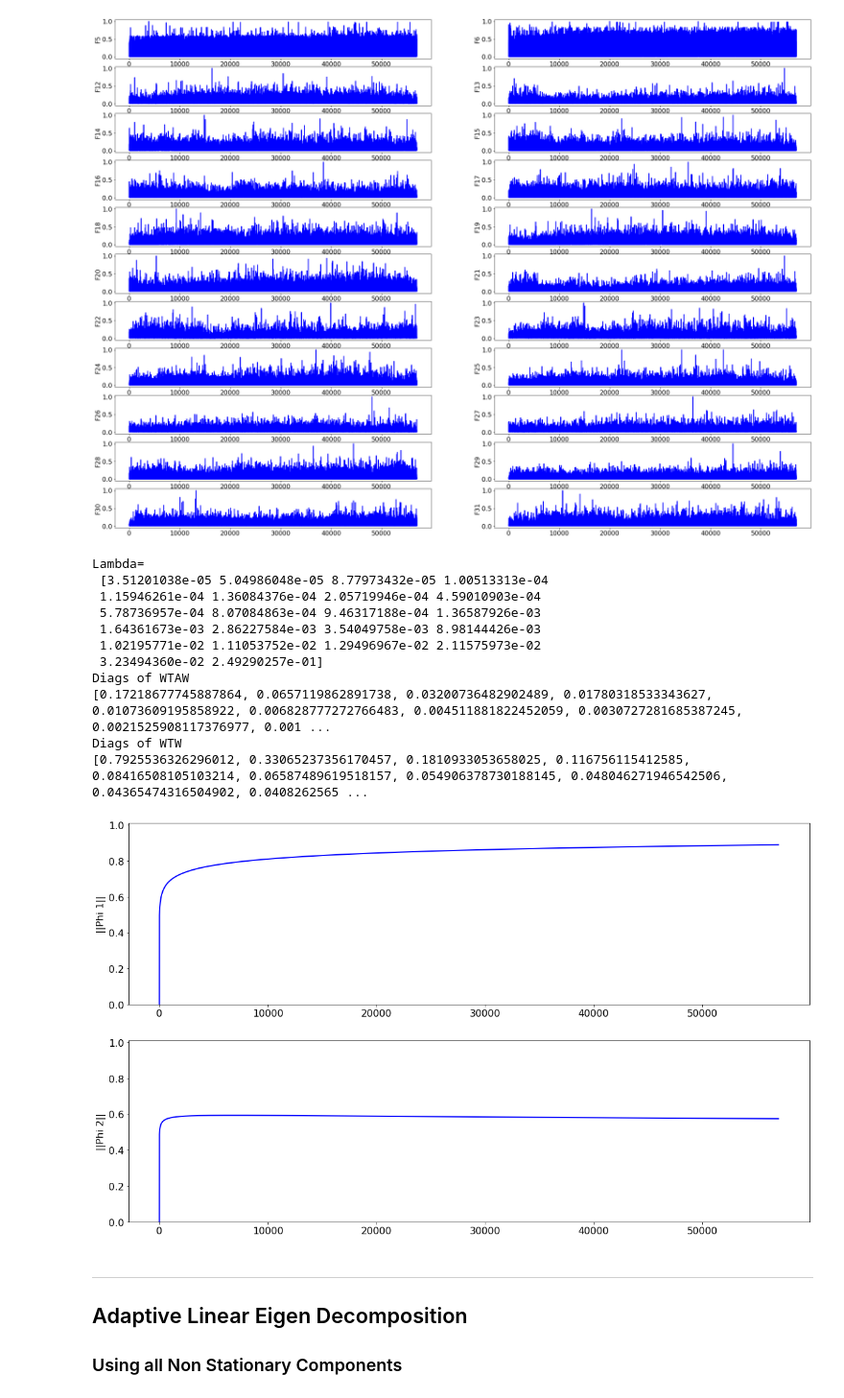
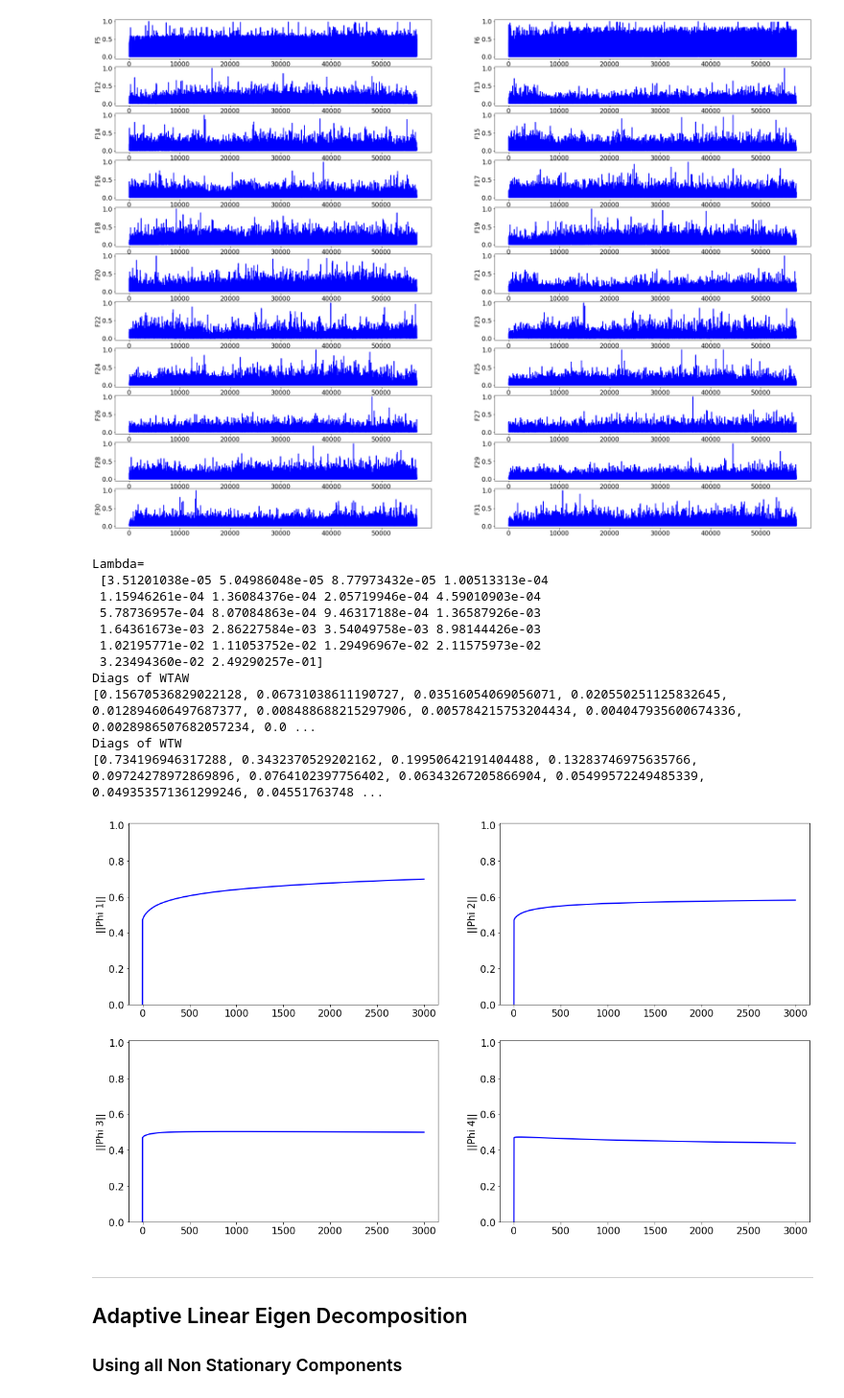
Before and after one commit to cchatterj0/AdaptiveMLAlgorithms, a Jupyter notebook: Chapter8-Expts/drift1_nonstat.ipynb, the cells around one changed output. Shown at 96% size. Saved outputs shown, nothing was run; the diff lists cells and outputs as text; code cells hidden in the pictures.

```diff
--- a/Chapter8-Expts/drift1_nonstat.ipynb
+++ b/Chapter8-Expts/drift1_nonstat.ipynb
@@ -107,12 +106,13 @@ nDim = dataset2.shape[1]
 A = np.zeros(shape=(nDim,nDim)) # stores adaptive correlation matrix
 N = np.zeros(shape=(1,nDim)) # stores eigen norms
 W = 0.1 * np.ones(shape=(nDim,nDim)) # stores adaptive eigenvectors
-for iter in range(nSamples//1):
+for iter in range(nSamples):
     cnt = iter + 1
+    # Update data correlation matrix A with current data vector x
     x = np.array(dataset2.iloc[iter])
     x = x.reshape(nDim,1)
     A = A + (1.0/cnt)*((np.dot(x, x.T)) - A)
-    etat = 1.0/(10 + cnt)
+    etat = 1.0/(25 + cnt)
     # Deflated Gradient Descent
     W = W + etat*(A @ W - 0.5*W @ np.triu(W.T @ A @ W) - 0.5*A @ W @ np.triu(W.T @ W))
     newnorm = la.norm(W, axis=0)
@@ -141,24 +141,24 @@ Lambda=
  1.02195771e-02 1.11053752e-02 1.29496967e-02 2.11575973e-02
  3.23494360e-02 2.49290257e-01]
 Diags of WTAW
-[0.17218677745887864, 0.0657119862891738, 0.03200736482902489, 0.01780318533343627, 0.01073609195858922, 0.006828777272766483, 0.004511881822452059, 0.0030727281685387245, 0.0021525908117376977, 0.001 ...
+[0.15670536829022128, 0.06731038611190727, 0.03516054069056071, 0.020550251125832645, 0.012894606497687377, 0.008488688215297906, 0.005784215753204434, 0.004047935600674336, 0.0028986507682057234, 0.0 ...
 Diags of WTW
-[0.7925536326296012, 0.33065237356170457, 0.1810933053658025, 0.116756115412585, 0.08416508105103214, 0.06587489619518157, 0.054906378730188145, 0.048046271946542506, 0.04365474316504902, 0.0408262565 ...
+[0.734196946317288, 0.3432370529202162, 0.19950642191404488, 0.13283746975635766, 0.09724278972869896, 0.0764102397756402, 0.06343267205866904, 0.05499572249485339, 0.049353571361299246, 0.04551763748 ...
 # %%
 cols = dataset2.columns
 norms = pd.DataFrame({cols[0]: N[:, 0], cols[1]: N[:, 1], cols[2]: N[:, 2], cols[3]: N[:, 3]})
 
 plt.figure(figsize=(20, 12))
 plt.rcParams.update({'font.size': 16})
 cols = norms.columns
-for i in range(2):
-    plt.subplot(2, 1, i+1)
+for i in range(4):
+    plt.subplot(2, 2, i+1)
     plt.ylim([0,1.01])
     plt.ylabel('||Phi {}||'.format(i+1))
-    plt.plot(norms[cols[i]], lw=2, color='b')
+    plt.plot(norms[cols[i]][0:3000], lw=2, color='b')
 plt.show()
 # %% [output]
-[figure, old version]
+[figure, new version]
 # %% [markdown]
 ------------------------------------------
 ## Adaptive Linear Eigen Decomposition
```
Also changed, not shown: parts of 4 cells of this notebook, 11 other files.
